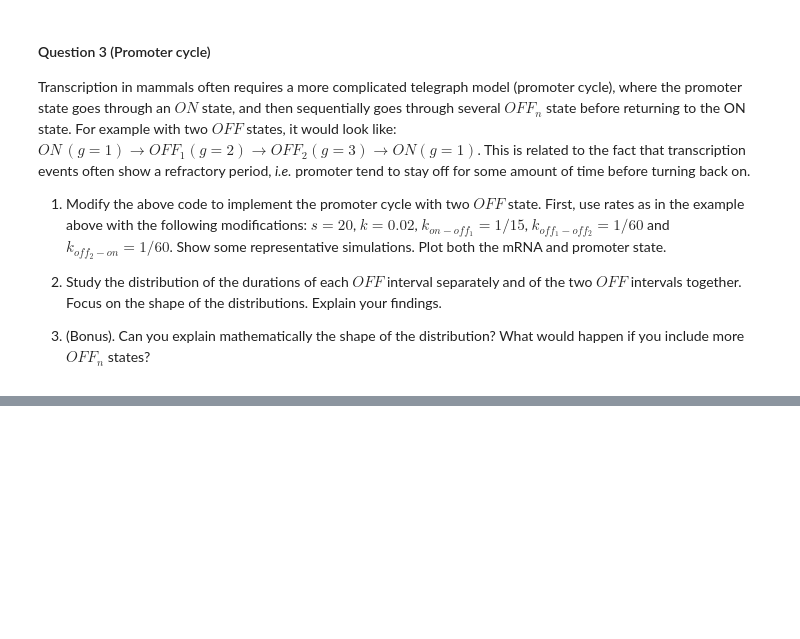
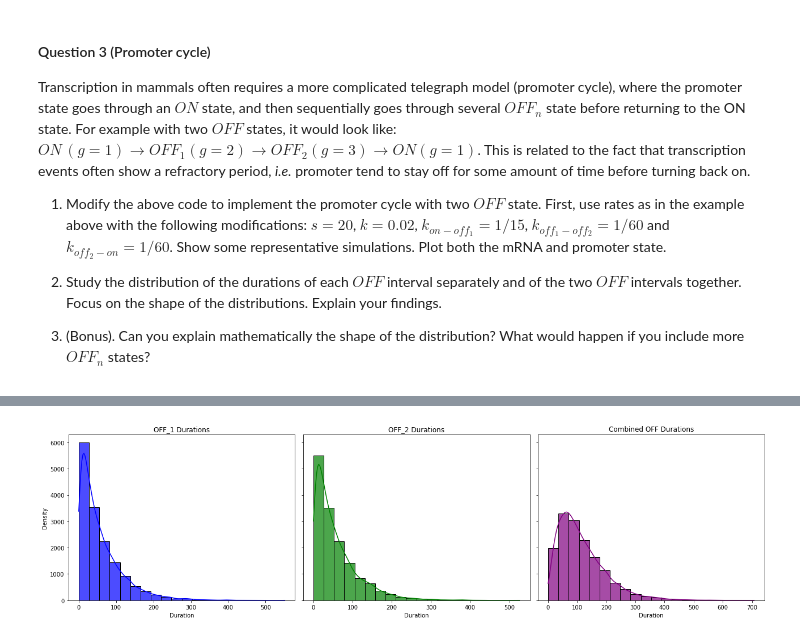
Before and after one commit to PierreLts/Genomics-to-Function, a Jupyter notebook: Exercise_Week11_12_A_Exercises.ipynb, the cells around one changed output, grey strips where cells are left out. Saved outputs shown, nothing was run; the diff lists cells and outputs as text; code cells hidden in the pictures; blank space fills up the shorter version.

```diff
--- a/Exercise_Week11_12_A_Exercises.ipynb
+++ b/Exercise_Week11_12_A_Exercises.ipynb
@@ -486,0 +619,77 @@ Transcription in mammals often requires a more complicated telegraph model (prom
+# %%
+import seaborn as sns
+import numpy as np
+import matplotlib.pyplot as plt
+
+def extract_durations(g_trajectory, t_trajectory, states):
+    """
+    Extracts durations spent in specific states from promoter state trajectory.
+
+    Parameters:
+    g_trajectory : List of promoter states over time.
+    t_trajectory : List of time points corresponding to g_trajectory.
+    states : List of states to analyze durations for.
+
+    Returns:
+    durations : Dictionary of durations for each state in states.
+    """
+    durations = {state: [] for state in states}
+    current_state = g_trajectory[0]
+    start_time = t_trajectory[0]
+
+    for i in range(1, len(g_trajectory)):
+        if g_trajectory[i] != current_state:
+            if current_state in states:
+                durations[current_state].append(t_trajectory[i] - start_time)
+            current_state = g_trajectory[i]
+            start_time = t_trajectory[i]
+
+    # Add the last segment if it ends at the final time point
+    if current_state in states:
+        durations[current_state].append(t_trajectory[-1] - start_time)
+
+    return durations
+
+# Parameters
+num_simulations = 1000  # high number of simulations
+states_to_analyze = [2, 3]  # OFF1 and OFF2
+
+# Initialize storage for durations
+all_durations = {state: [] for state in states_to_analyze}
+
+# Run multiple simulations
+for _ in range(num_simulations):
+    n_trajectory, g_trajectory, t_trajectory = run_gillespie_telegraph_cycle(n_0, g_0, parameters, t_end, DT)
+    durations = extract_durations(g_trajectory, t_trajectory, states_to_analyze)
+    for state in states_to_analyze:
+        all_durations[state].extend(durations[state])
+
+off1_durations = all_durations[2]
+off2_durations = all_durations[3]
+
+# Combine OFF1 and OFF2 durations for total OFF interval
+combined_off_durations = [d1 + d2 for d1, d2 in zip(off1_durations, off2_durations)]
+
+# Plot histograms and KDE for OFF state durations
+fig, axes = plt.subplots(1, 3, figsize=(18, 5), sharey=True)
+
+# OFF_1 Durations
+sns.histplot(off1_durations, bins=20, color='blue', alpha=0.7, kde=True, ax=axes[0])
+axes[0].set_title('OFF_1 Durations')
+axes[0].set_xlabel('Duration')
+axes[0].set_ylabel('Density')
+
+# OFF_2 Durations
+sns.histplot(off2_durations, bins=20, color='green', alpha=0.7, kde=True, ax=axes[1])
+axes[1].set_title('OFF_2 Durations')
+axes[1].set_xlabel('Duration')
+
+# Combined OFF Durations
+sns.histplot(combined_off_durations, bins=20, color='purple', alpha=0.7, kde=True, ax=axes[2])
+axes[2].set_title('Combined OFF Durations')
+axes[2].set_xlabel('Duration')
+
+plt.tight_layout()
+plt.show()
+# %% [output]
+[figure, added]
```
Also changed, not shown: parts of 5 cells of this notebook.
